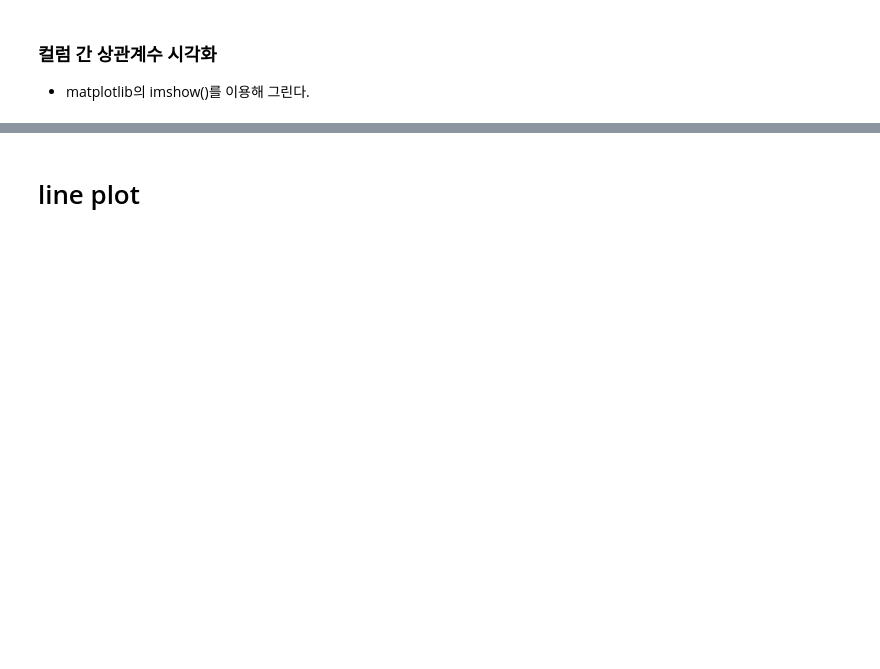
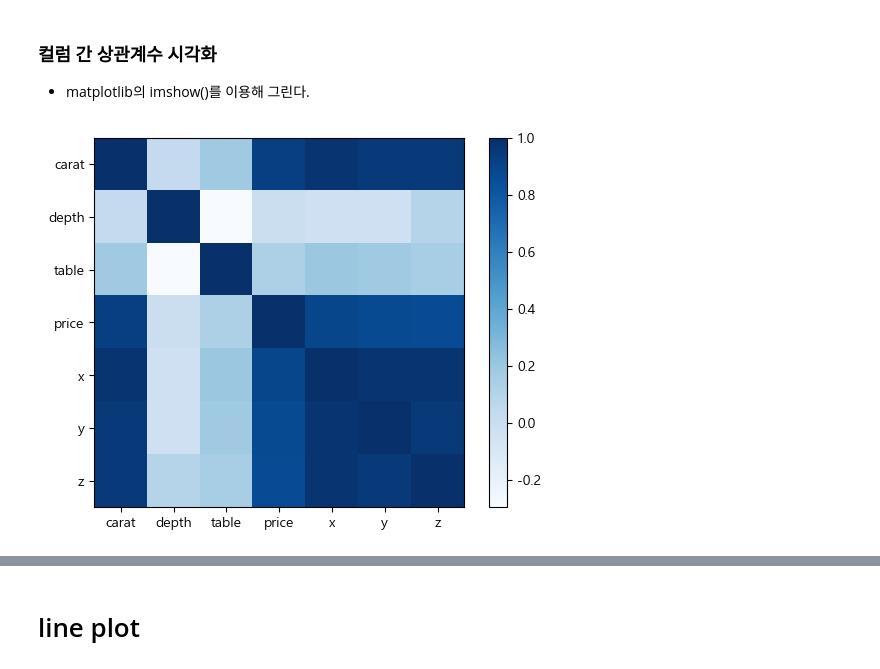
Before and after one commit to qufdlfkd88/SKN31, a Jupyter notebook: 05_시각화/03_Pandas 시각화.ipynb, the cells around one changed output, grey strips where cells are left out. Cells and saved outputs as stored; diff of their text form; code cells hidden in the pictures; blank space fills up the shorter version.

```diff
--- a/05_시각화/03_Pandas 시각화.ipynb
+++ b/05_시각화/03_Pandas 시각화.ipynb
@@ -169,3 +274,11 @@ plt.show()
+# %%
+plt.imshow(v, cmap="Blues") # sibon의 히트맵 같은 역할 , 위치에 따라 색깔로 보여줌 , cmap(color map) = 위치가 색 농도에 따라 달라짐
+plt.colorbar() # 수치에 따른 색깔바를 만들어줌
+plt.xticks(range(0,7), labels=v.columns)
+plt.yticks(range(0,7), labels=v.columns)
+plt.show()
+# %% [output]
+[figure, added]
 # %%
 from PIL import Image
 import numpy as np
```
Also changed, not shown: parts of 35 cells of this notebook, 13 other files.
